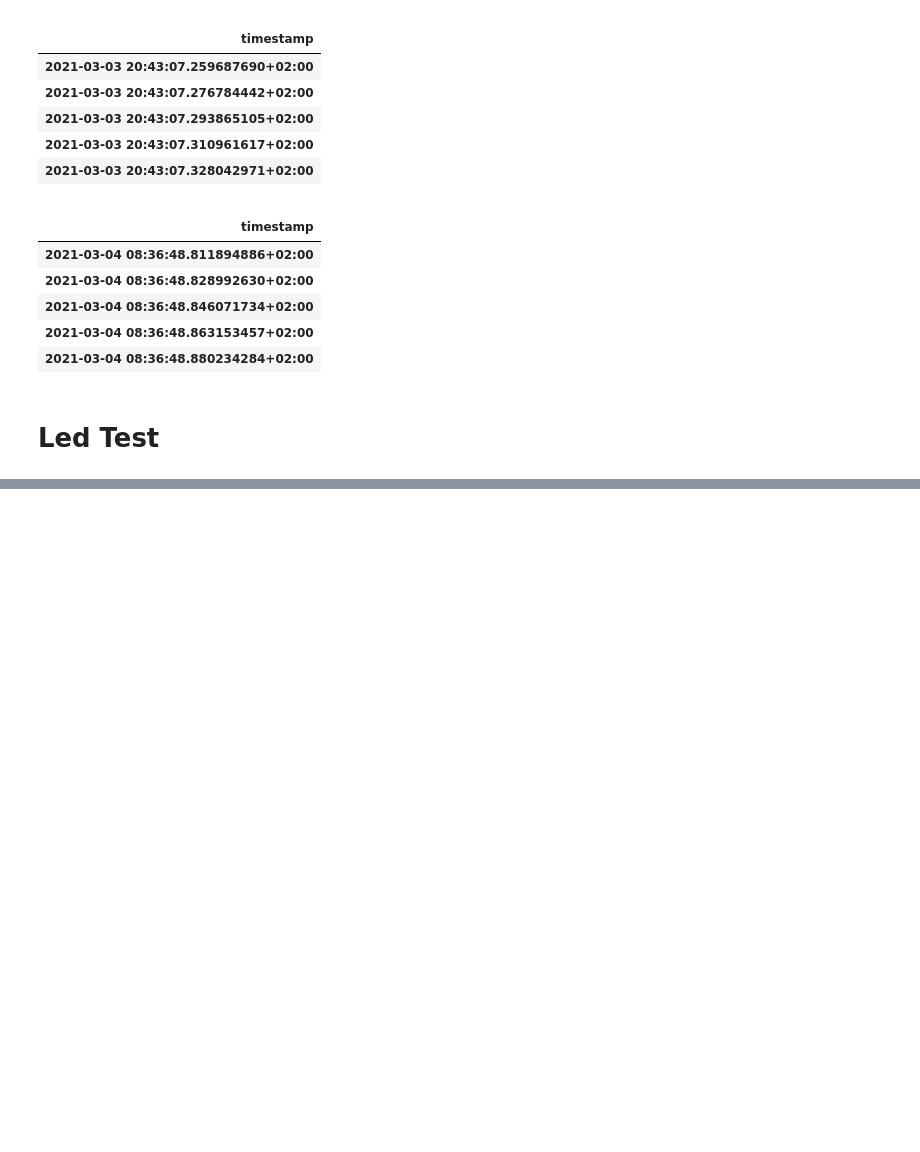
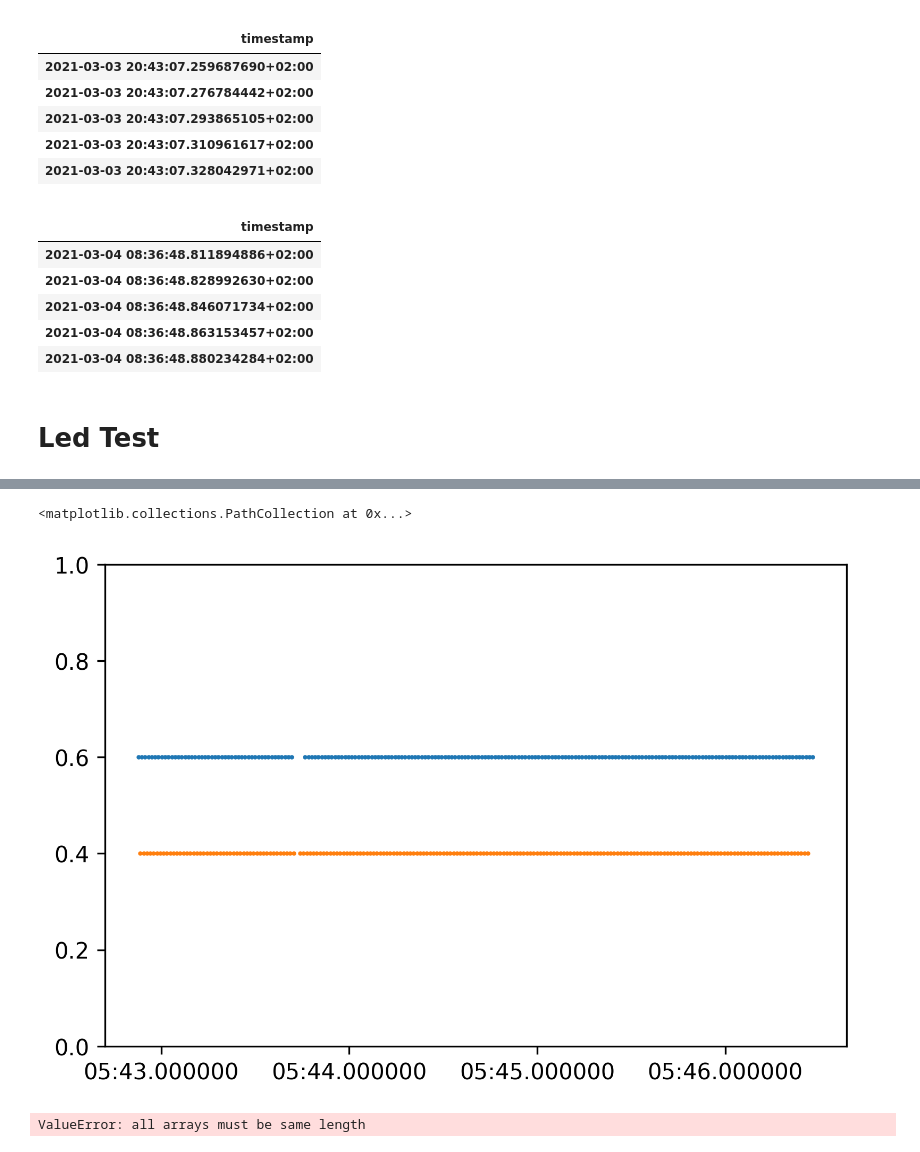
Before and after one commit to neural-electrophysiology-tool-team/reptilearn, a Jupyter notebook: analysis/timestamps_analysis.ipynb, the cells around one changed output, grey strips where cells are left out. Cells and saved outputs as stored; diff of their text form; code cells hidden in the pictures; blank space fills up the shorter version.

```diff
--- a/analysis/timestamps_analysis.ipynb
+++ b/analysis/timestamps_analysis.ipynb
@@ -177,0 +175,14 @@ Timestamp('2021-03-22 14:12:24.333597284+0200', tz='Asia/Jerusalem')
+# %%
+start = 0
+end = 200
+plt.figure(dpi=300)
+plt.ylim(0, 1)
+plt.scatter(x=np_left[start:end], y=np.repeat(np.array(0.6), end-start), s=1)
+plt.scatter(x=np_right[start:end], y=np.repeat(np.array(0.4), end-start), s=1)
+# %% [output]
+<matplotlib.collections.PathCollection at 0x...>
+[figure, added]
+# %%
+df = pd.DataFrame(columns=[res_left["df"].index, res_right["df"].index])
+# %% [output]
+ValueError: all arrays must be same length
```
Also changed, not shown: parts of 9 cells of this notebook, 16 other files.
